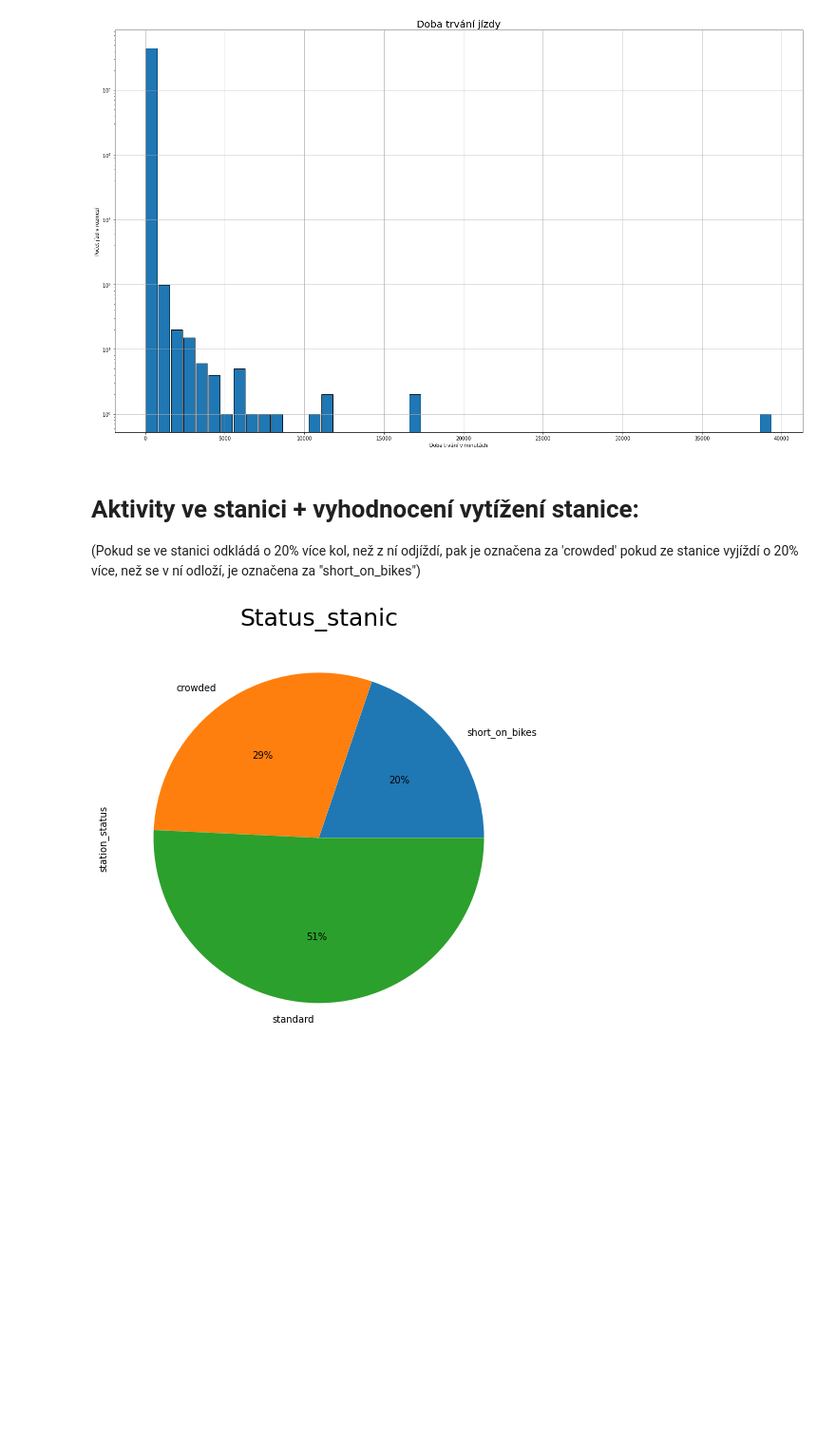
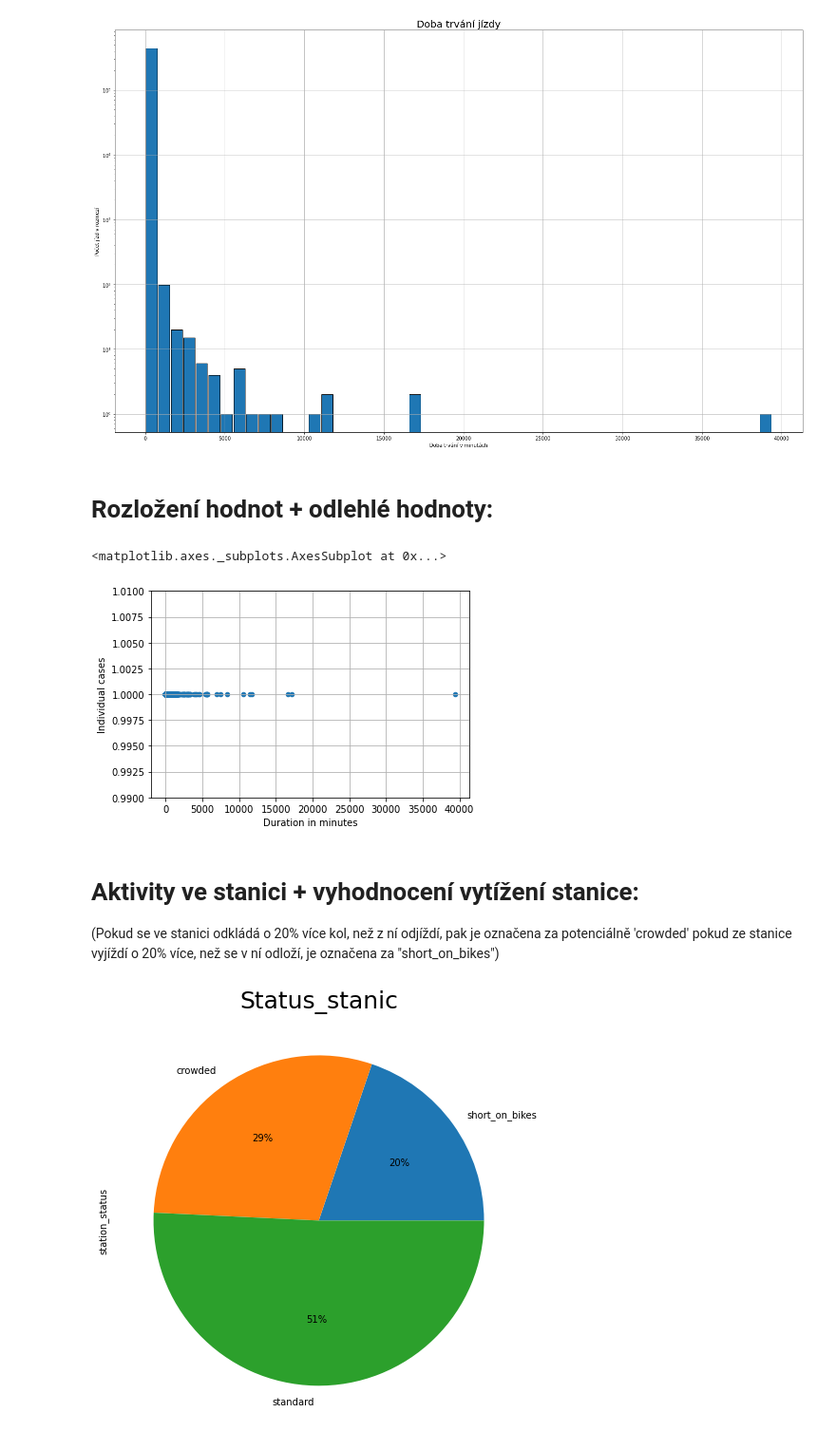
Before and after one commit to ondrejknopp/Engeto_Pandas_project, a Jupyter notebook: Engeto_Pandas_project_Knopp.ipynb, the cells around one changed output. Shown: that part at 95% size. Cells and saved outputs as stored; diff of their text form; code cells hidden in the pictures; blank space fills up the shorter version.

```diff
--- a/Engeto_Pandas_project_Knopp.ipynb
+++ b/Engeto_Pandas_project_Knopp.ipynb
@@ -118,9 +183,16 @@ plt.show()
 # %% [output]
 Nejčastěji trvá jízda cca 19.38 minut. Dobu trvání všech jízd vyobrazuje následující histogram:
 [figure]
+# %% [markdown]
+# Rozložení hodnot + odlehlé hodnoty:
+# %%
+bikes_df.plot.scatter(x="duration_minutes", y="iter", grid=True, xlabel='Duration in minutes', ylabel='Individual cases', ylim=(0.99,1.01))
+# %% [output]
+<matplotlib.axes._subplots.AxesSubplot at 0x...>
+[figure, added]
 # %% [markdown]
 # Aktivity ve stanici + vyhodnocení vytížení stanice:
-(Pokud se ve stanici odkládá o 20% více kol, než z ní odjíždí, pak je označena za 'crowded' pokud ze stanice vyjíždí o 20% více, než se v ní odloží, je označena za "short_on_bikes")
+(Pokud se ve stanici odkládá o 20% více kol, než z ní odjíždí, pak je označena za potenciálně 'crowded' pokud ze stanice vyjíždí o 20% více, než se v ní odloží, je označena za "short_on_bikes")
 # %%
 
 #start_count = bikes_df[['start_station_id', 'start_station_name','iter']].groupby('start_station_id').agg('sum').sort_values('iter',ascending=True)
```
Also changed, not shown: parts of 19 cells of this notebook.
